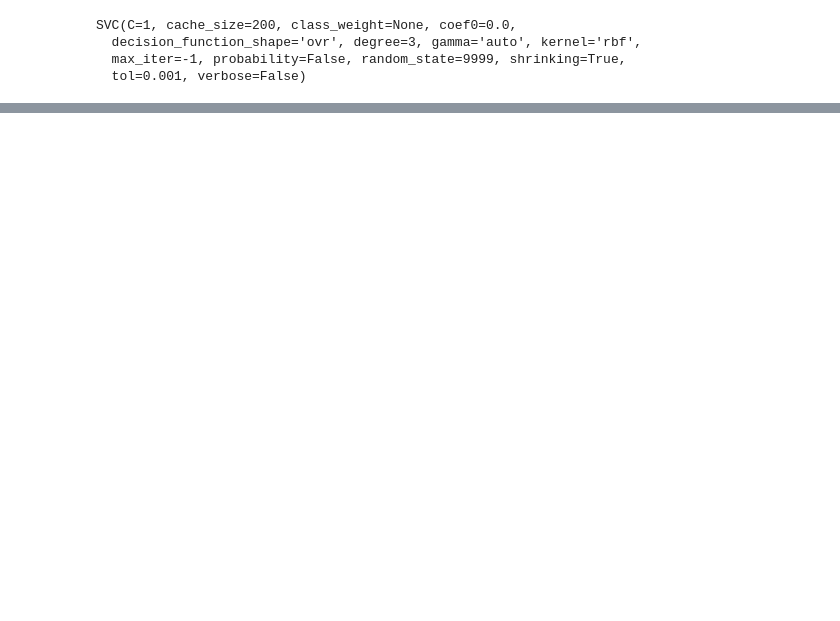
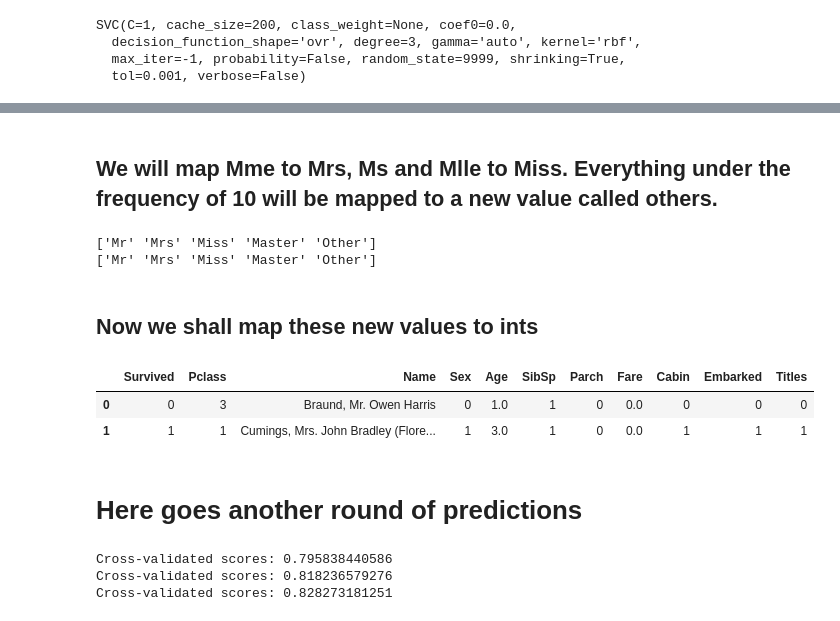
Before and after one commit to Joseph94m/Titanic, a Jupyter notebook: Titanic.ipynb, the cells around one changed output, grey strips where cells are left out. Drawn from its saved outputs; the diff is of its cells as text; code cells hidden in the pictures; blank space fills up the shorter version.

```diff
--- a/Titanic.ipynb
+++ b/Titanic.ipynb
@@ -406,0 +570,79 @@ Binning significantly affects SVM.
+# %% [markdown]
+## We will map Mme to Mrs, Ms and Mlle to Miss. Everything under the frequency of 10 will be mapped to a new value called others.
+# %%
+train_x['Titles']=train_x['Titles'].replace({'Mme': 'Mrs', 'Ms': 'Miss', 'Mlle':'Miss',
+                                              'Don':'Other'
+                                            , 'Rev':'Other'
+                                             , 'Dr':'Other'
+                                             , 'Major':'Other'
+                                             , 'Lady':'Other'
+                                             , 'Sir':'Other'
+                                             , 'Col':'Other'
+                                             , 'Capt':'Other'
+                                             , 'the Countess':'Other'
+                                             , 'Jonkheer':'Other'
+
+                                            })
+
+
+test_x['Titles']=test_x['Titles'].replace({'Mme': 'Mrs', 'Ms': 'Miss', 'Mlle':'Miss',
+                                              'Dona':'Other'
+                                            , 'Rev':'Other'
+                                             , 'Dr':'Other'
+                                             , 'Major':'Other'
+                                             , 'Lady':'Other'
+                                             , 'Sir':'Other'
+                                             , 'Col':'Other'
+                                             , 'Capt':'Other'
+                                             , 'the Countess':'Other'
+                                             , 'Jonkheer':'Other'
+
+                                            })
+
+
+print(train_x['Titles'].unique())
+print(test_x['Titles'].unique())
+# %% [output]
+['Mr' 'Mrs' 'Miss' 'Master' 'Other']
+['Mr' 'Mrs' 'Miss' 'Master' 'Other']
+# %% [markdown]
+## Now we shall map these new values to ints
+# %%
+train_x['Titles']=train_x['Titles'].replace({'Mr':0, 'Mrs':1, 'Miss':2,'Master':3, 'Other':4
+
+                                            })
+
+test_x['Titles']=test_x['Titles'].replace({'Mr':0, 'Mrs':1, 'Miss':2,'Master':3, 'Other':4
+
+                                            })
+# %%
+train_x.head(2)
+# %% [output]
+|  | Survived | Pclass | Name | Sex | Age | SibSp | Parch | Fare | Cabin | Embarked | Titles |
+| 0 | 0 | 3 | Braund, Mr. Owen Harris | 0 | 1.0 | 1 | 0 | 0.0 | 0 | 0 | 0 |
+| 1 | 1 | 1 | Cumings, Mrs. John Bradley (Flore... | 1 | 3.0 | 1 | 0 | 0.0 | 1 | 1 | 1 |
+# %% [markdown]
+# Here goes another round of predictions
+# %%
+from sklearn.ensemble import RandomForestClassifier as RFC
+from sklearn.ensemble import AdaBoostClassifier as ABC
+from sklearn.svm import SVC
+from sklearn.model_selection import GridSearchCV as GS
+from sklearn.model_selection import train_test_split
+from sklearn.model_selection import KFold
+from sklearn.cross_validation import cross_val_score, cross_val_predict
+from sklearn import metrics
+
+rfc = RFC(random_state=9999)
+scores = cross_val_score(rfc, train_x.drop(['Survived','Name'],1), train_x['Survived'], cv=10)
+print ("Cross-validated scores:", scores.mean())
+abc= ABC(random_state=9999)
+scores = cross_val_score(abc,train_x.drop(['Survived','Name'],1), train_x['Survived'], cv=10)
+print ("Cross-validated scores:", scores.mean())
+svc= SVC(random_state=9999)
+scores = cross_val_score(svc,train_x.drop(['Survived','Name'],1), train_x['Survived'], cv=10)
+print ("Cross-validated scores:", scores.mean())
+# %% [output]
+Cross-validated scores: 0.795838440586
+Cross-validated scores: 0.818236579276
+Cross-validated scores: 0.828273181251
```
Also changed, not shown: parts of 50 cells of this notebook.
